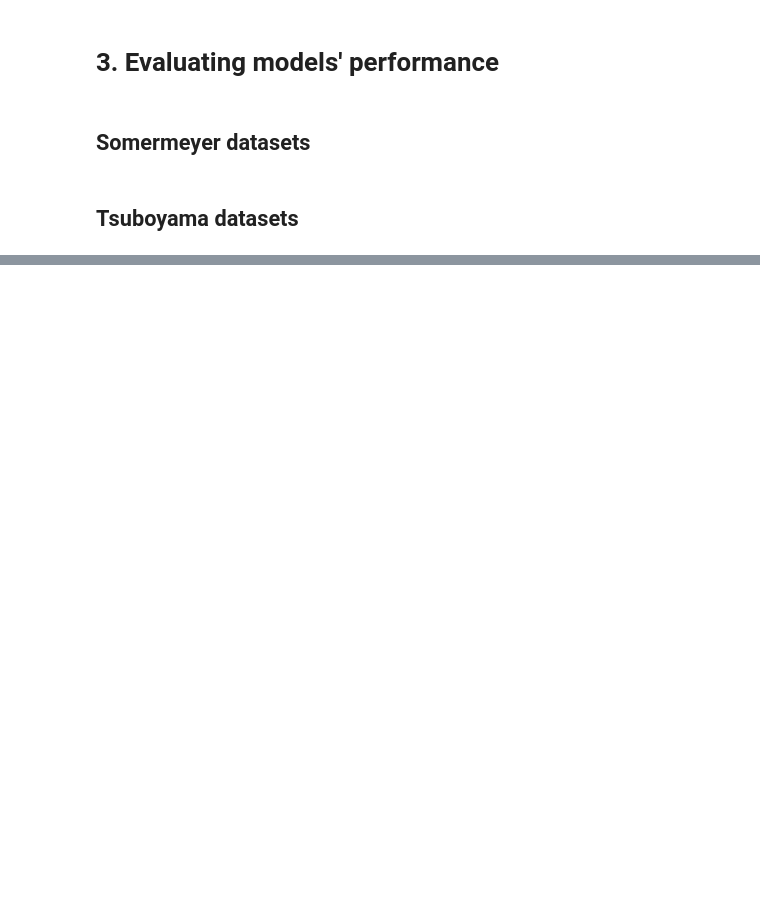
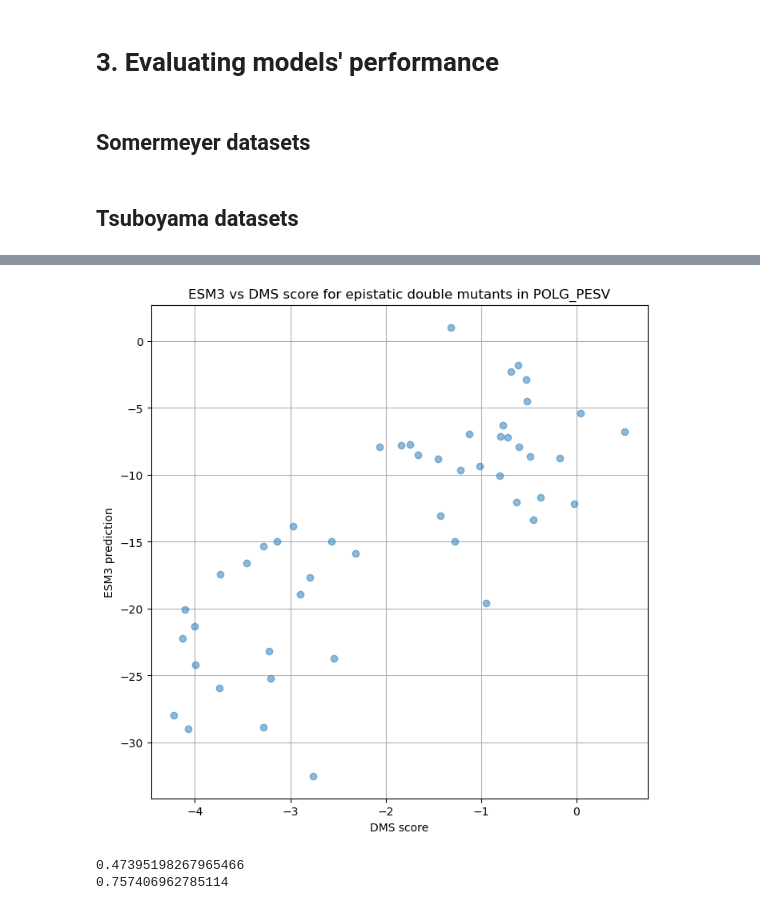
Before and after one commit to kalininalab/epistasis_proteingym, a Jupyter notebook: notebooks/03_model_performance.ipynb, the cells around one changed output, grey strips where cells are left out. Drawn from its saved outputs; the diff is of its cells as text; code cells hidden in the pictures; blank space fills up the shorter version.

```diff
--- a/notebooks/03_model_performance.ipynb
+++ b/notebooks/03_model_performance.ipynb
@@ -101,0 +248,18 @@ combined_plot_tsuboyama_with_whiskers(interm_tables_dir,
+# %%
+plt.figure(figsize=(8,8))
+plt.plot(epi_top_50["DMS_score"], epi_top_50["ESM3"], 'o', alpha=0.5)
+plt.xlabel("DMS score")
+plt.ylabel("ESM3 prediction")
+plt.title("ESM3 vs DMS score for epistatic double mutants in POLG_PESV")
+plt.grid(True)
+plt.show()
+# %% [output]
+[figure, added]
+# %%
+from scipy.stats import spearmanr
+
+print(spearmanr(epistatic["DMS_score"], epistatic["ESM3"])[0])
+print(spearmanr(epi_top_50["DMS_score"], epi_top_50["ESM3"])[0])
+# %% [output]
+0.47395198267965466
+0.757406962785114
```
Also changed, not shown: parts of 23 cells of this notebook, 55 other files.
